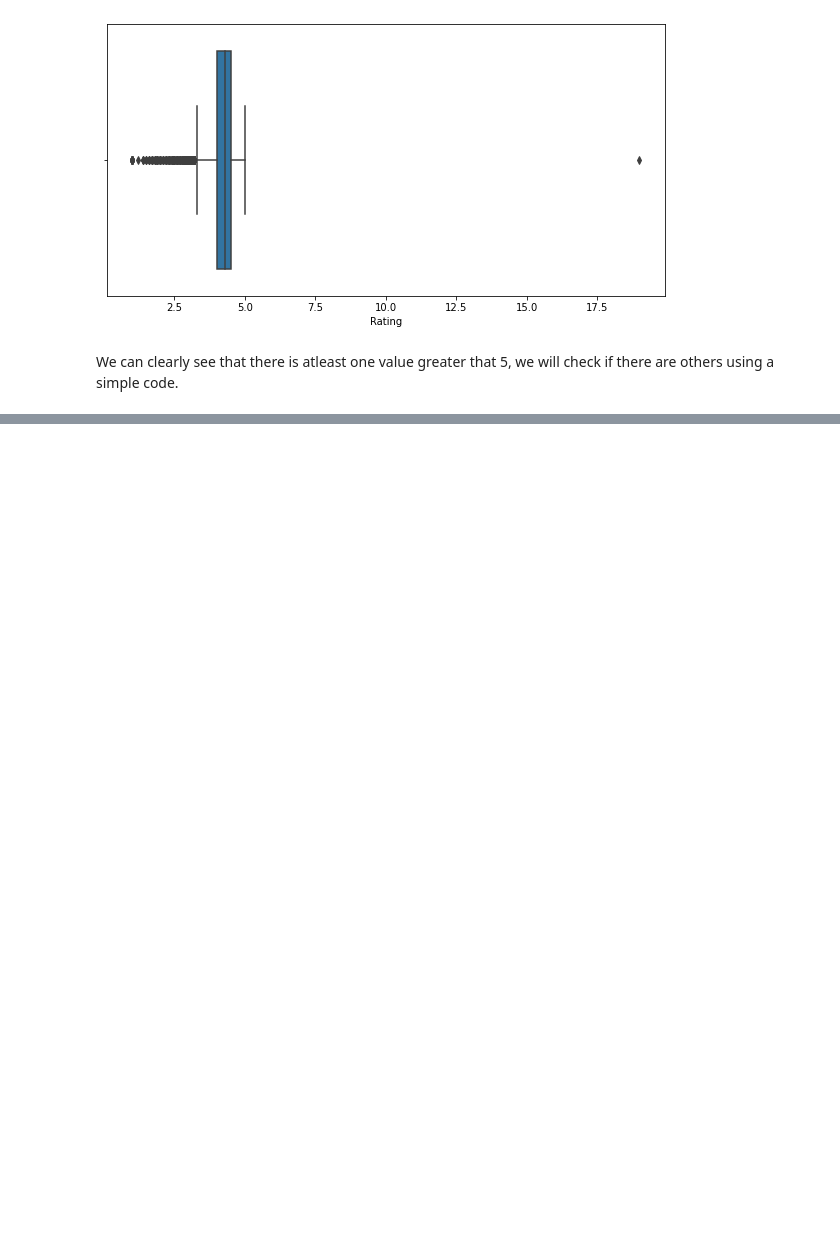
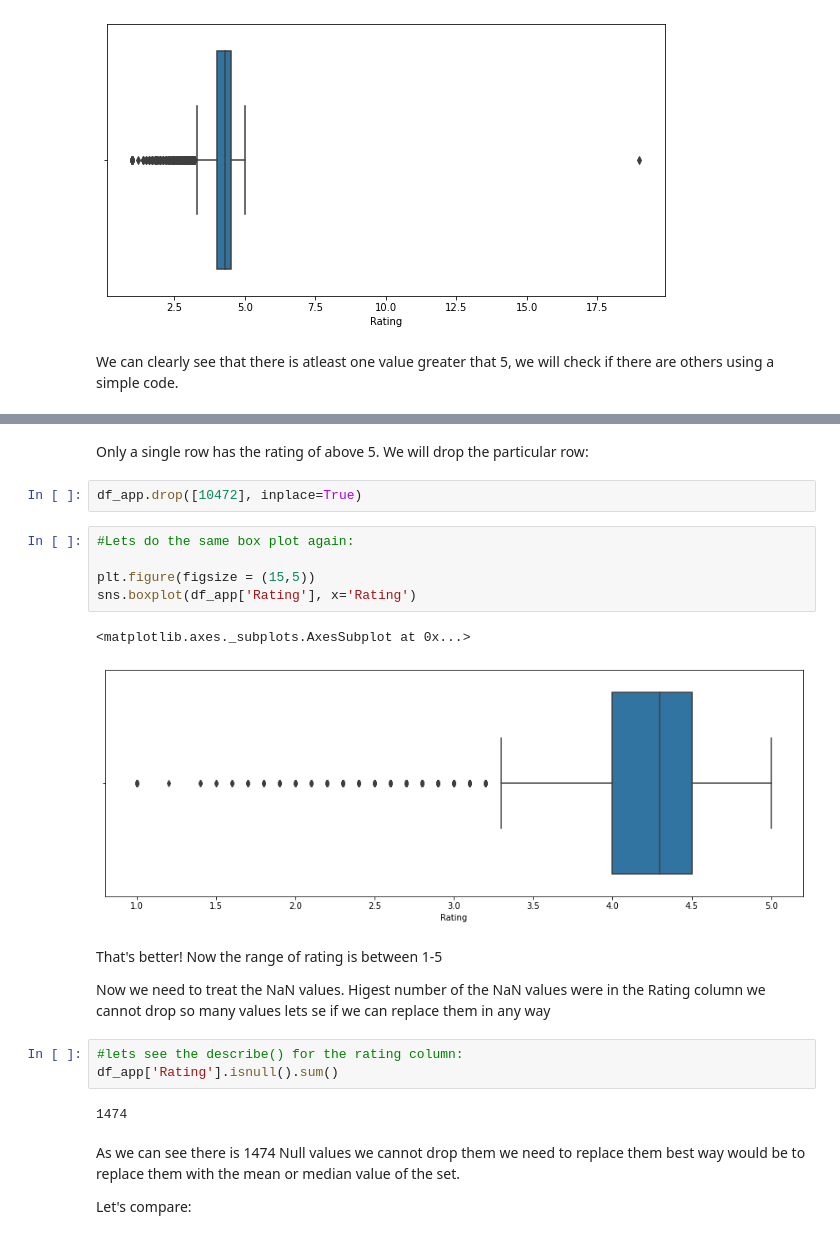
Before and after one commit to kishor0896/playstorereviewanalysis, a Jupyter notebook: Copy_of_Copy_of_Copy_of_Play_Store_App_Review_Analysis_Capstone_Project.ipynb, the cells around one changed output, grey strips where cells are left out. Drawn from its saved outputs; the diff is of its cells as text; blank space fills up the shorter version.

```diff
--- a/Copy_of_Copy_of_Copy_of_Play_Store_App_Review_Analysis_Capstone_Project.ipynb
+++ b/Copy_of_Copy_of_Copy_of_Play_Store_App_Review_Analysis_Capstone_Project.ipynb
@@ -174,3 +174,28 @@ df_app[df_app['Rating'] > 5]
 # %% [output]
 |  | App | Category | Rating | Reviews | Size | Installs | Type | Price | Content Rating | Genres | ... |
 | 10472 | Life Made WI-Fi Touchscreen Photo... | 1.9 | 19.0 | 3.0M | 1,000+ | Free | 0 | Everyone | NaN | February 11, 2018 | ... |
+# %% [markdown]
+Only a single row has the rating of above 5. We will drop the particular row:
+# %%
+df_app.drop([10472], inplace=True)
+# %%
+#Lets do the same box plot again:
+
+plt.figure(figsize = (15,5))
+sns.boxplot(df_app['Rating'], x='Rating')
+# %% [output]
+<matplotlib.axes._subplots.AxesSubplot at 0x...>
+[figure, added]
+# %% [markdown]
+That's better! Now the range of rating is between 1-5
+
+Now we need to treat the NaN values. Higest number of the NaN values were in the Rating column we cannot drop so many values lets se if we can replace them in any way
+# %%
+#lets see the describe() for the rating column:
+df_app['Rating'].isnull().sum()
+# %% [output]
+1474
+# %% [markdown]
+As we can see there is 1474 Null values we cannot drop them we need to replace them best way would be to replace them with the mean or median value of the set.
+
+Let's compare:
```
Also changed, not shown: parts of 51 cells of this notebook.
